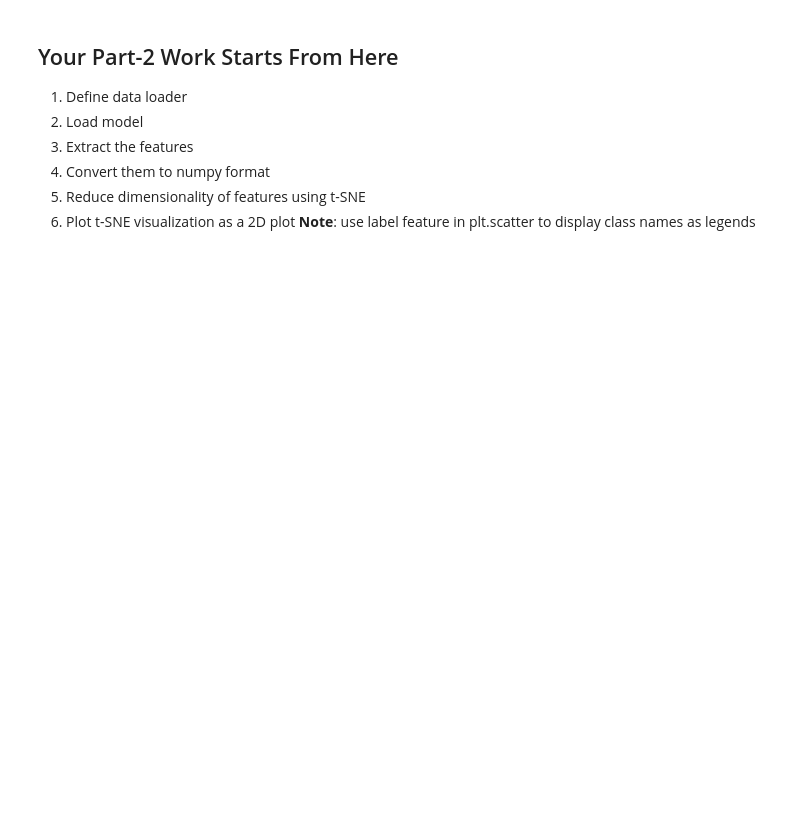
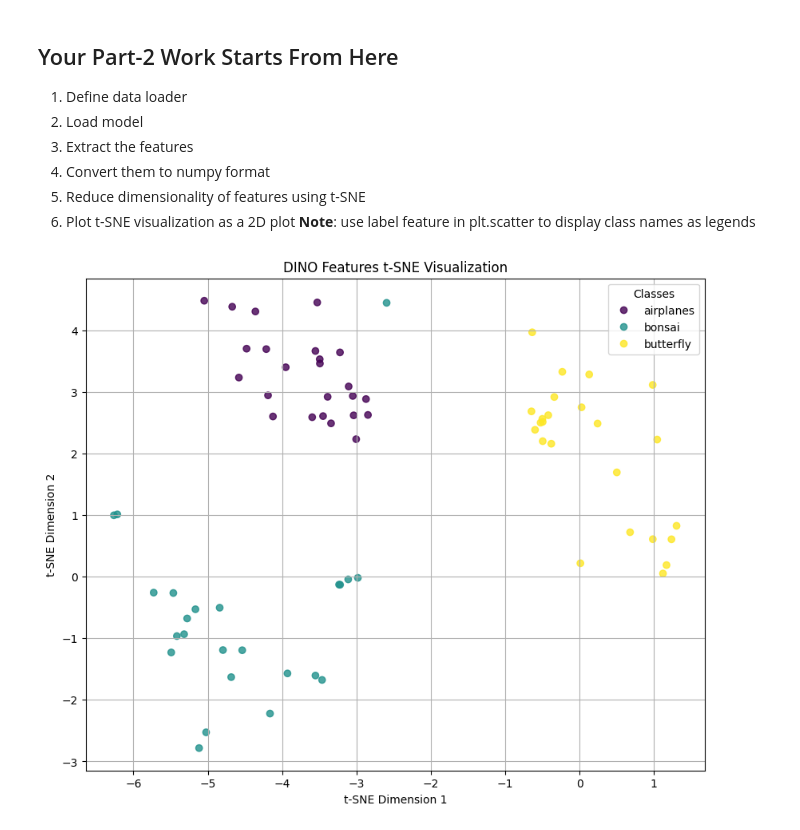
Before and after one commit to tomlough/CE5012, a Jupyter notebook: 24349976_CE5012_Assignment3.ipynb, the cells around one changed output. Drawn from its saved outputs; the diff is of its cells as text; code cells hidden in the pictures; blank space fills up the shorter version.

Commit message:
Initial commit of tSNE visualization

```diff
--- a/24349976_CE5012_Assignment3.ipynb
+++ b/24349976_CE5012_Assignment3.ipynb
@@ -196,0 +192,82 @@ from sklearn.manifold import TSNE
+# %%
+# Imports
+from transformers import CLIPProcessor, CLIPModel
+from torchvision.models import resnet50, ResNet50_Weights
+from sklearn.manifold import TSNE
+import torch.nn as nn
+from torch.utils.data import Dataset
+from torchvision.models import resnet50, ResNet50_Weights
+
+# 1. Define data loader
+class ImageDataset(Dataset):
+    def __init__(self, images, targets):
+        self.images = images
+        self.targets = targets
+
+    def __len__(self):
+        return len(self.images)
+
+    def __getitem__(self, idx):
+        return self.images[idx], self.targets[idx]
+
+dino_dataset = ImageDataset(images, targets)
+dino_dataloader = DataLoader(dino_dataset, batch_size=32, shuffle=False)
+
+# 2. Load DINO model (using a pre-trained ResNet50 as DINO's backbone)
+# DINO models are typically vision transformers, but for simplicity and using available imports,
+# we can use a pre-trained ResNet50 as a feature extractor, which DINO also uses as a backbone.
+# For a true DINO model, one would load a specific DINO checkpoint.
+# Here we use a standard ResNet50 for feature extraction as a proxy for DINO-like features.
+
+device = "cuda" if torch.cuda.is_available() else "cpu"
+
+# Load pre-trained ResNet50 model
+dino_model = resnet50(weights=ResNet50_Weights.IMAGENET1K_V2)
+# Remove the classification head to get features
+dino_model = torch.nn.Sequential(*(list(dino_model.children())[:-1]))
+dino_model.to(device)
+dino_model.eval()
+
+# 3. Extract the features
+all_dino_features = []
+all_dino_labels = []
+
+with torch.no_grad():
+    for batch_images, batch_labels in dino_dataloader:
+        batch_images = batch_images.to(device)
+        features = dino_model(batch_images).squeeze()
+        all_dino_features.append(features.cpu())
+        all_dino_labels.append(batch_labels)
+
+# 4. Convert them to numpy format
+all_dino_features = torch.cat(all_dino_features, dim=0).numpy()
+all_dino_labels = torch.cat(all_dino_labels, dim=0).numpy()
+
+# 5. Reduce dimensionality of features using t-SNE
+tsne = TSNE(n_components=2, random_state=42)
+dino_tsne_results = tsne.fit_transform(all_dino_features)
+
+# Define class names (moved from cWJl5ybfoG0A for robustness)
+class_names = ['airplanes', 'bonsai', 'butterfly']
+
+# 6. Plot t-SNE visualization
+plt.figure(figsize=(10, 8))
+scatter = plt.scatter(dino_tsne_results[:, 0],
+                      dino_tsne_results[:, 1],
+                      c=all_dino_labels,
+                      cmap='viridis',
+                      alpha=0.8)
+
+# Create legend using targets_name
+# First, map numeric labels back to class names
+label_to_name = {label: name for label, name in enumerate(class_names)}
+legend_labels = [label_to_name[i] for i in sorted(np.unique(all_dino_labels))]
+
+plt.legend(handles=scatter.legend_elements()[0], labels=legend_labels, title="Classes")
+plt.title('DINO Features t-SNE Visualization')
+plt.xlabel('t-SNE Dimension 1')
+plt.ylabel('t-SNE Dimension 2')
+plt.grid(True)
+plt.show()
+# %% [output]
+[figure, added]
```
Also changed, not shown: parts of 4 cells of this notebook.
